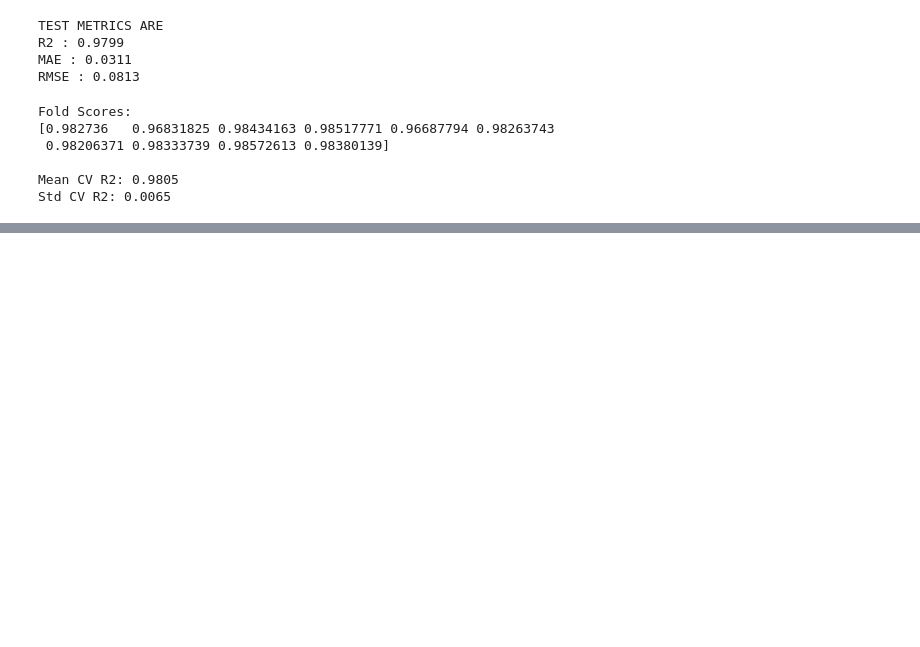
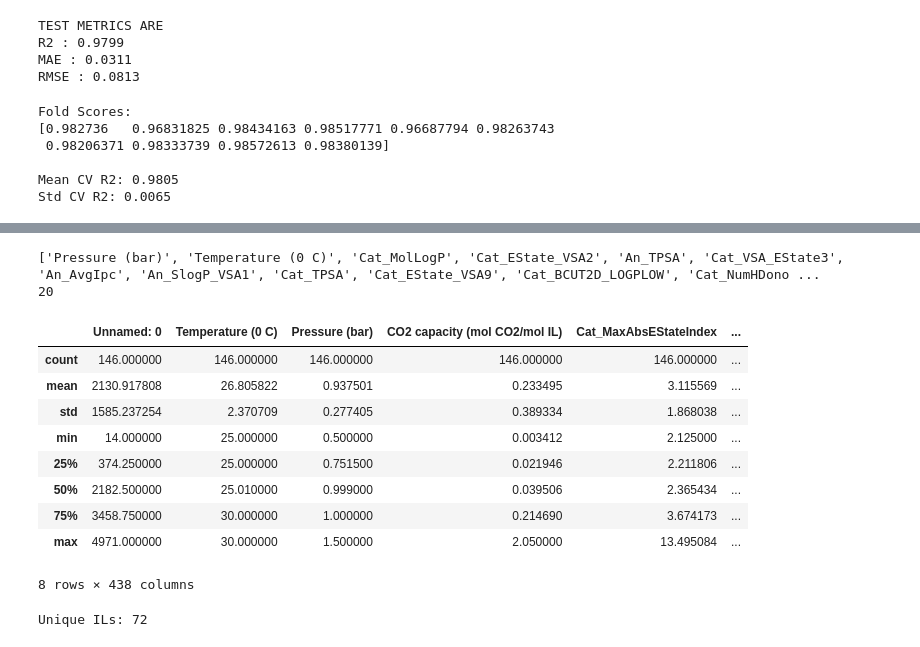
Before and after one commit to Jaideepsingh11/CO2_Solubility_Prediction_Using_Ionic_Liquids, a Jupyter notebook: notebooks/XgBoost.ipynb, the cells around one changed output, grey strips where cells are left out. Drawn from its saved outputs; the diff is of its cells as text; code cells hidden in the pictures; blank space fills up the shorter version.

```diff
--- a/notebooks/XgBoost.ipynb
+++ b/notebooks/XgBoost.ipynb
@@ -85,0 +276,3 @@ Std CV R2: 0.0065
+# %%
+df=pd.read_csv("../data/DataWithDescriptors.csv")
+df.columns
@@ -85,0 +310,23 @@ Std CV R2: 0.0065
+# %%
+rf_features = features.iloc[:,0].tolist()
+
+print(rf_features)
+print(len(rf_features))
+# %% [output]
+['Pressure (bar)', 'Temperature (0 C)', 'Cat_MolLogP', 'Cat_EState_VSA2', 'An_TPSA', 'Cat_VSA_EState3', 'An_AvgIpc', 'An_SlogP_VSA1', 'Cat_TPSA', 'Cat_EState_VSA9', 'Cat_BCUT2D_LOGPLOW', 'Cat_NumHDono ...
+20
+# %%
+ranged_df=df[(df["Temperature (0 C)"] >= 25) &(df["Temperature (0 C)"] <= 30) &(df["Pressure (bar)"] >= 0.5) &(df["Pressure (bar)"] <= 1.5)].copy()
+# %%
+ranged_df.describe()
+# %% [output]
+|  | Unnamed: 0 | Temperature (0 C) | Pressure (bar) | CO2 capacity (mol CO2/mol IL) | Cat_MaxAbsEStateIndex | ... |
+| count | 146.000000 | 146.000000 | 146.000000 | 146.000000 | 146.000000 | ... |
+| mean | 2130.917808 | 26.805822 | 0.937501 | 0.233495 | 3.115569 | ... |
+| std | 1585.237254 | 2.370709 | 0.277405 | 0.389334 | 1.868038 | ... |
+| min | 14.000000 | 25.000000 | 0.500000 | 0.003412 | 2.125000 | ... |
+| 25% | 374.250000 | 25.000000 | 0.751500 | 0.021946 | 2.211806 | ... |
+| 50% | 2182.500000 | 25.010000 | 0.999000 | 0.039506 | 2.365434 | ... |
+| 75% | 3458.750000 | 30.000000 | 1.000000 | 0.214690 | 3.674173 | ... |
+| max | 4971.000000 | 30.000000 | 1.500000 | 2.050000 | 13.495084 | ... |
+8 rows × 438 columns
@@ -85,0 +335,7 @@ Std CV R2: 0.0065
+# %%
+print(
+    "Unique ILs:",
+    ranged_df["IL NAME"].nunique()
+)
+# %% [output]
+Unique ILs: 72
```
Also changed, not shown: parts of 18 cells of this notebook, 20 other files.
